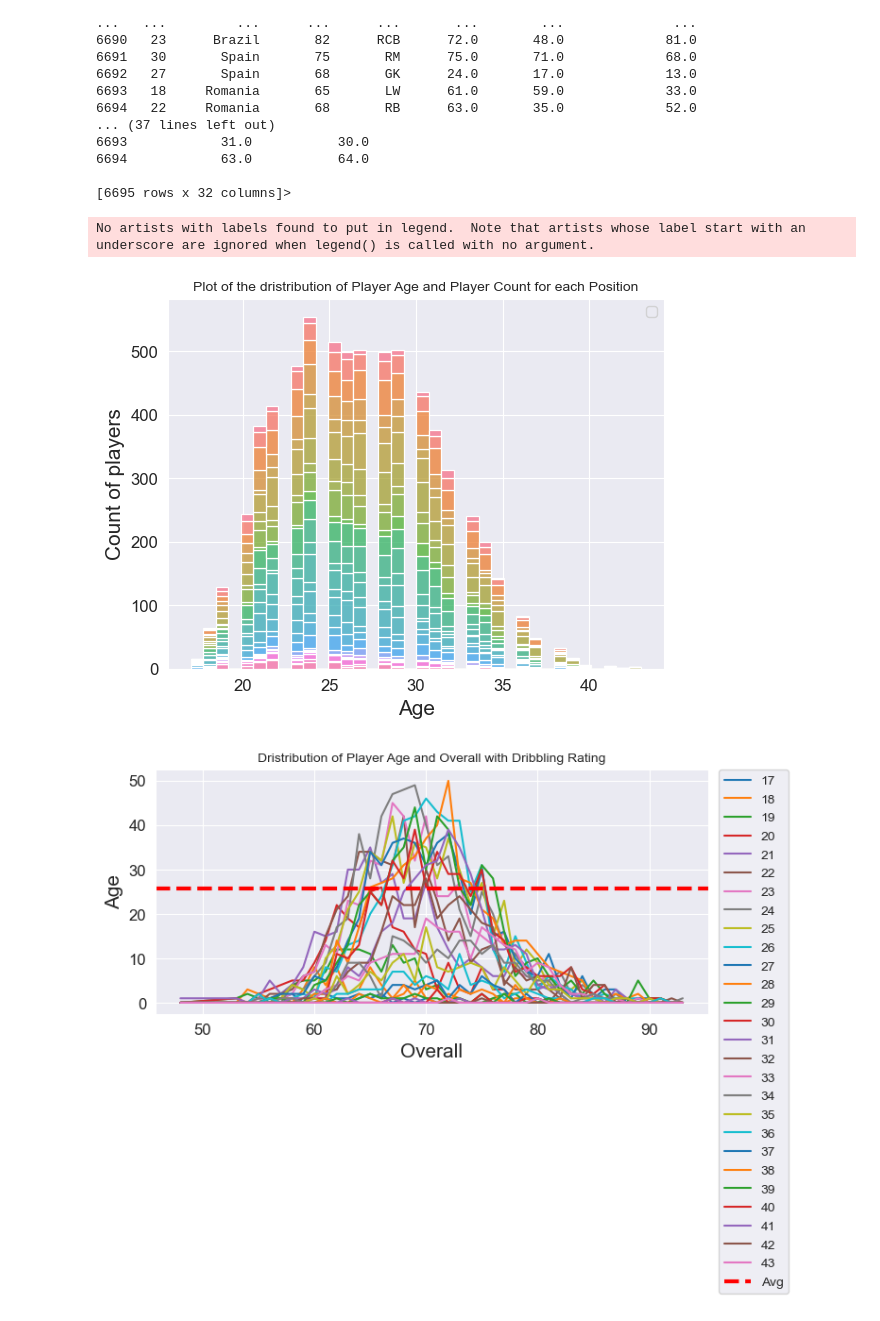
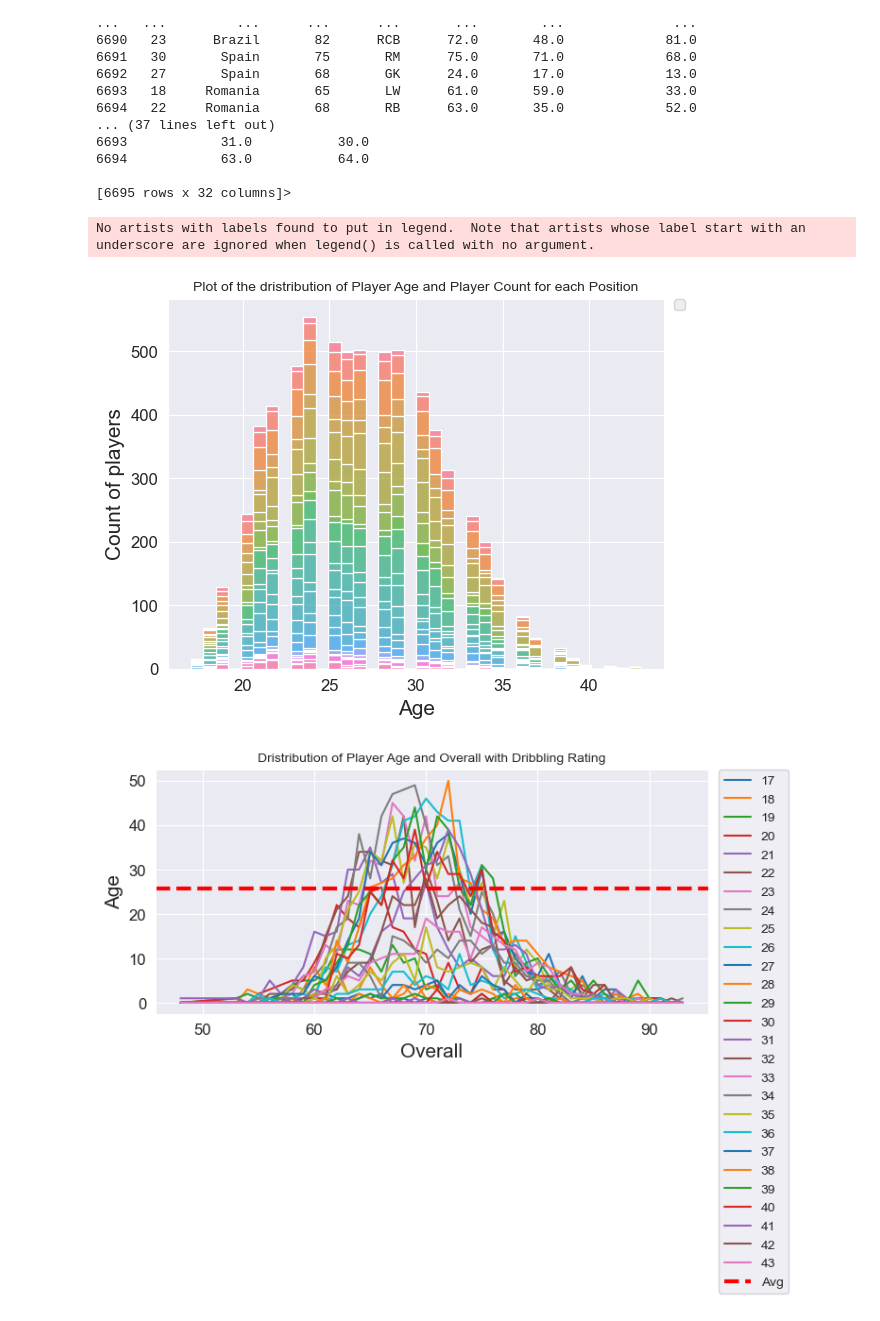
Before and after one commit to ubco-W2022T1-cosc301/project-group28, a Jupyter notebook: notebooks/analysis3.ipynb, the cells around one changed output. Drawn from its saved outputs; the diff is of its cells as text; code cells hidden in the pictures.

```diff
--- a/notebooks/analysis3.ipynb
+++ b/notebooks/analysis3.ipynb
@@ -270,20 +270,20 @@ df_last.info
 # %%
 # Making the barplot for Age vs Position
 import seaborn as sns
 
 plot1 = sns.histplot(data=df_last, x="Age", hue="Position", multiple="stack")
 plt.xticks(fontsize='large');
 plt.yticks(fontsize='large');
 plt.title("Plot of the dristribution of Player Age and Player Count for each Position", fontsize = 10)
 plt.xlabel("Age", fontsize = 15)
 plt.ylabel("Count of players", fontsize = 15)
+plt.legend(bbox_to_anchor=(1.02, 1), loc='upper left', borderaxespad=0)
 plt.savefig('barplot.png')
 
 # tried to use this to position legend but did not work
-#plt.legend(bbox_to_anchor=(1.02, 1), loc='upper left', borderaxespad=0)
 # %% [output]
 No artists with labels found to put in legend.  Note that artists whose label start with an underscore are ignored when legend() is called with no argument.
-[figure, old version]
+[figure, new version]
 # %%
 df_lastplt1= df_last.pivot_table(index = df_last['Overall'],
                           columns = df_last['Age'],
```
Also changed, not shown: 1 other file.
